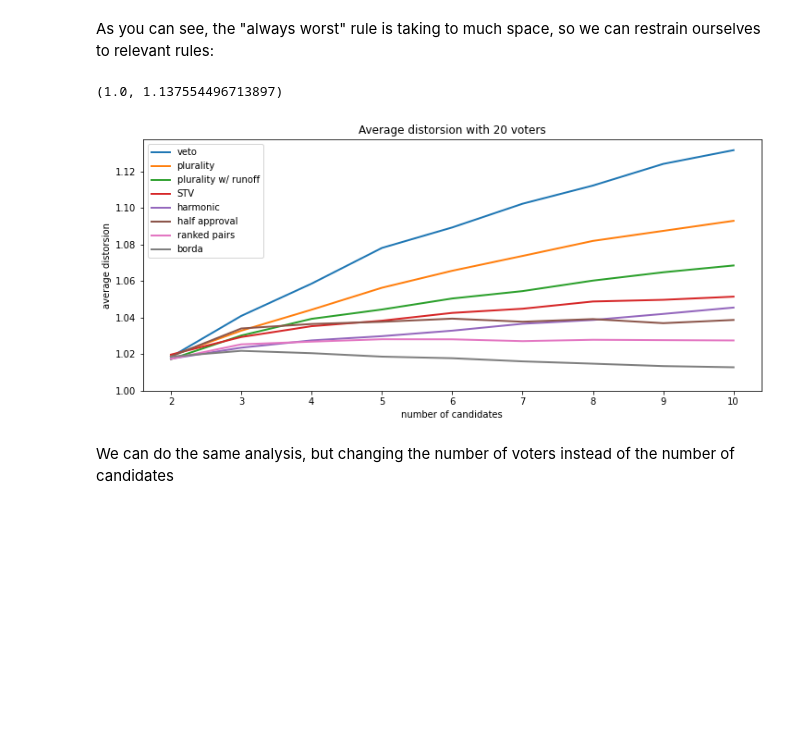
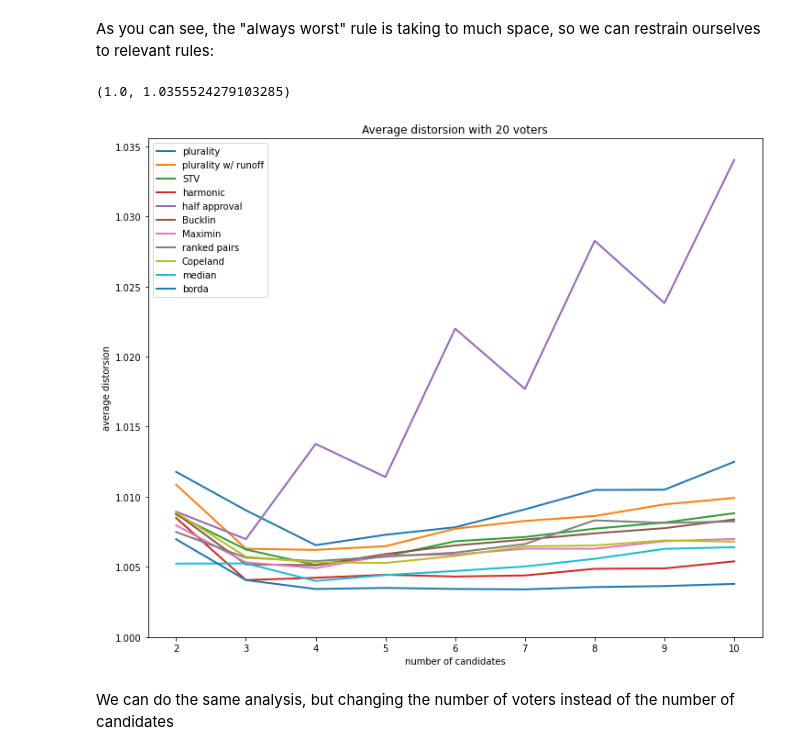
Before and after one commit to TheoDlmz/averagedistorsion, a Jupyter notebook: notebooks/Average Distortion.ipynb, the cells around one changed output. Cells and saved outputs as stored; diff of their text form; code cells hidden in the pictures; blank space fills up the shorter version.

```diff
--- a/notebooks/Average Distortion.ipynb
+++ b/notebooks/Average Distortion.ipynb
@@ -102,18 +103,21 @@ Let's compare the different voting rules. The rules implemented are the followin
 - First voter Dictator
 - Always Worst candidate (to see the worst possible distortion)
 # %%
-rules = [ad.alwaysWorst(), ad.lottery(), ad.randomDictator(), ad.veto(), ad.plurality(), ad.pluralityWithRunoff(),
-         ad.stv(), ad.harmonic(), ad.halfApproval(), ad.rankedPairs(), ad.borda()]
+rules = [ad.alwaysWorst(),ad.lottery(), ad.randomDictator(),ad.egalitarian(),ad.veto(),
+         ad.plurality(), ad.pluralityWithRunoff(), ad.stv(), ad.harmonic(),
+         ad.halfApproval(), ad.bucklin(),ad.maximin(), ad.rankedPairs(),ad.copeland(),
+         ad.median(), ad.borda(), ad.nashProduct()]
 # %% [markdown]
 In the following cell, we study the evolution of the distortion with the number of candidates (from $2$ to $10$ in this case)
 # %%
 n_voters = 20 #Number of voters
 max_cand = 10 #Maximum number of candidates
 n_tries = 10000 #Number of experiments for each rule and n_candidate
+phi=0.25
 res = []
 for j in range(len(rules)):
     rule = rules[j]
-    elector = ad.experimentDistortion(rule=rule, model=ad.uniformNormalized())
+    elector = ad.experimentDistortion(rule=rule, model=ad.gaussian(phi=phi))
     tab_evol = []
     for n_candidates in tqdm(range(2,max_cand+1)):
         elector(n_voters=n_voters, n_candidates=n_candidates, n_tries=n_tries)
@@ -136,17 +140,19 @@ plt.ylim(1)
 # %% [markdown]
 As you can see, the "always worst" rule is taking to much space, so we can restrain ourselves to relevant rules:
 # %%
-plt.figure(figsize=(12,5))
+plt.figure(figsize=(12,10))
 for j in range(3,len(rules)):
+    if (j in [4,3,16]):#[4,9]):
+        continue
     plt.plot(range(2,max_cand+1),res[j], label=rules[j].name,linewidth=2)
 plt.ylabel("average distorsion")
 plt.title("Average distorsion with "+str(n_voters)+" voters")
 plt.xlabel("number of candidates")
 plt.legend()
 plt.ylim(1)
 # %% [output]
-(1.0, 1.137554496713897)
+(1.0, 1.0355524279103285)
-[figure, old version]
+[figure, new version]
 # %% [markdown]
 We can do the same analysis, but changing the number of voters instead of the number of candidates
 # %%
```
Also changed, not shown: parts of 7 cells of this notebook.
